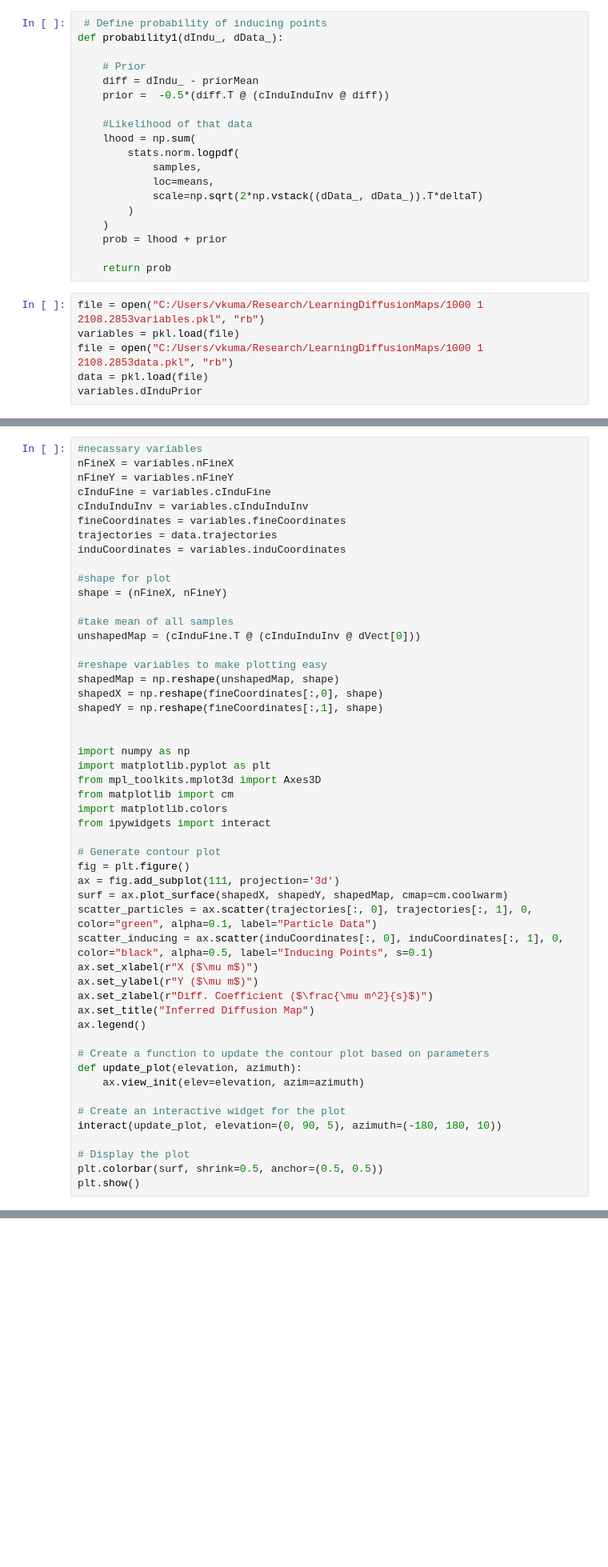
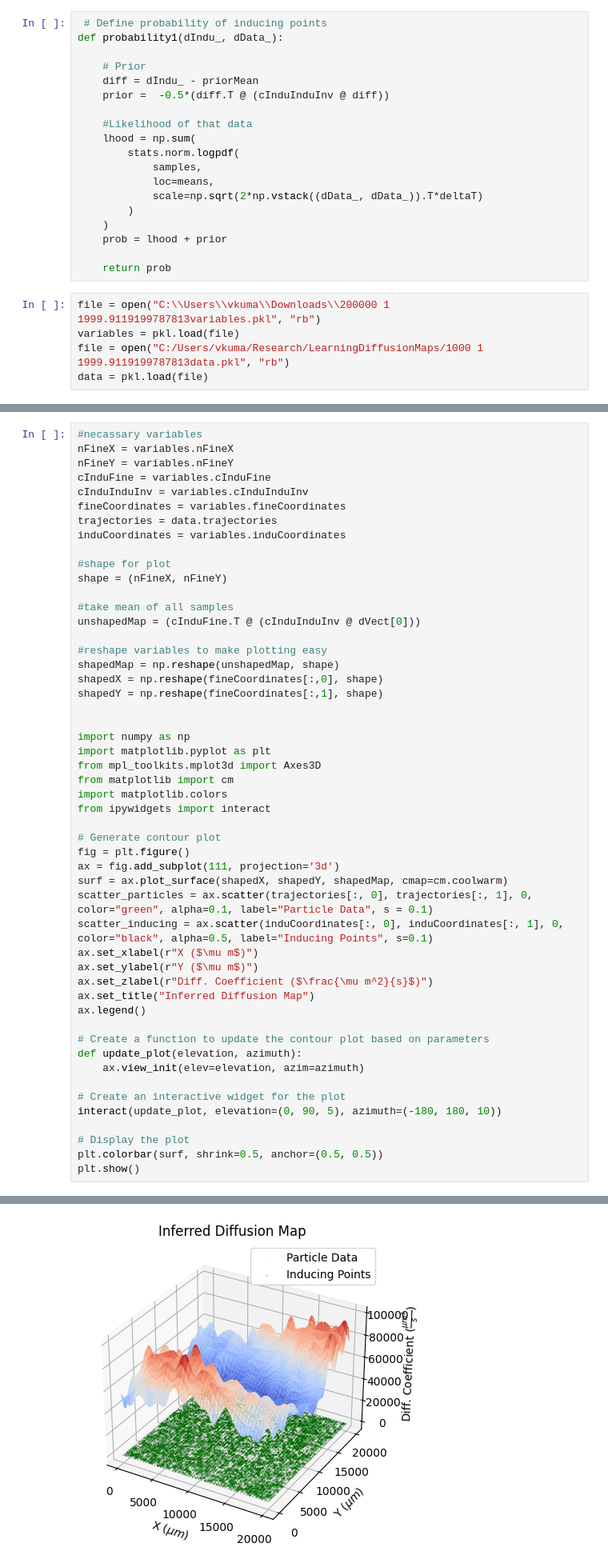
Before and after one commit to vkumar61/GPcurve, a Jupyter notebook: scratch.ipynb, the cells around one changed output, grey strips where cells are left out. Shown: that part at 80% size. Cells and saved outputs as stored; diff of their text form; blank space fills up the shorter version.

Commit message:
edits for synthetic data 5/25

```diff
--- a/scratch.ipynb
+++ b/scratch.ipynb
@@ -114,8 +114,7 @@ def probability1(dIndu_, dData_):
 
     return prob
 # %%
-file = open("C:/Users/vkuma/Research/LearningDiffusionMaps/1000 1 2108.2853variables.pkl", "rb")
+file = open("C:\\Users\\vkuma\\Downloads\\200000 1 1999.9119199787813variables.pkl", "rb")
 variables = pkl.load(file)
-file = open("C:/Users/vkuma/Research/LearningDiffusionMaps/1000 1 2108.2853data.pkl", "rb")
+file = open("C:/Users/vkuma/Research/LearningDiffusionMaps/1000 1 1999.9119199787813data.pkl", "rb")
 data = pkl.load(file)
-variables.dInduPrior
@@ -177,7 +196,7 @@ from ipywidgets import interact
 fig = plt.figure()
 ax = fig.add_subplot(111, projection='3d')
 surf = ax.plot_surface(shapedX, shapedY, shapedMap, cmap=cm.coolwarm)
-scatter_particles = ax.scatter(trajectories[:, 0], trajectories[:, 1], 0, color="green", alpha=0.1, label="Particle Data")
+scatter_particles = ax.scatter(trajectories[:, 0], trajectories[:, 1], 0, color="green", alpha=0.1, label="Particle Data", s = 0.1)
 scatter_inducing = ax.scatter(induCoordinates[:, 0], induCoordinates[:, 1], 0, color="black", alpha=0.5, label="Inducing Points", s=0.1)
 ax.set_xlabel(r"X ($\mu m$)")
 ax.set_ylabel(r"Y ($\mu m$)")
@@ -201 +218,2 @@ plt.show()
+[figure, added]
 interactive(children=(IntSlider(value=45, description='elevation', max=90, step=5), IntSlider(value=0, descrip…
```
Also changed, not shown: parts of 3 cells of this notebook, 5 other files.
